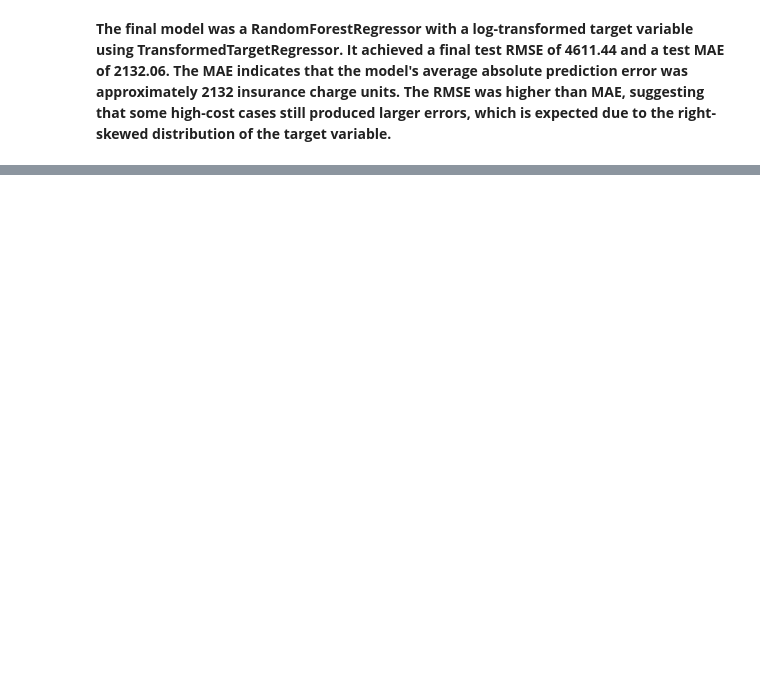
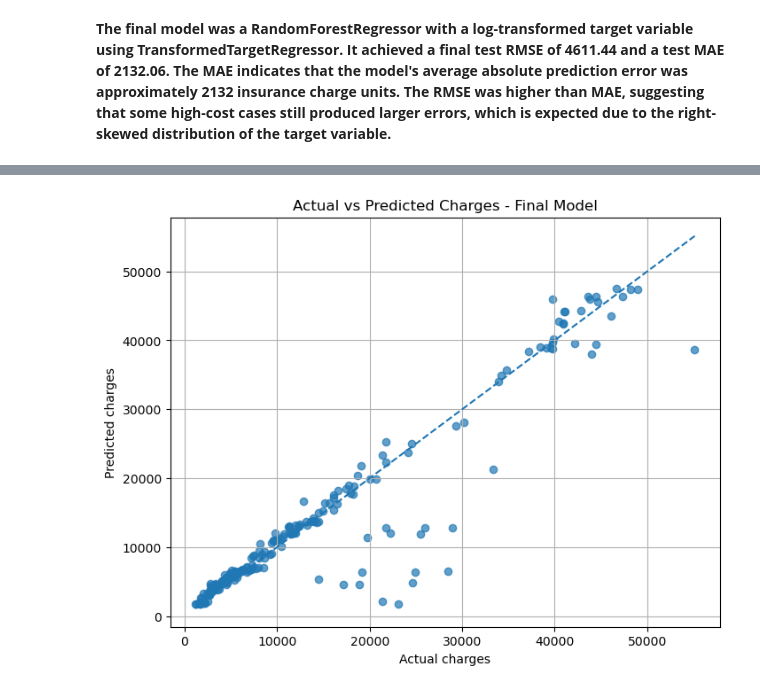
Before and after one commit to adamxszczepanski/SQL-and-ML-Projects, a Jupyter notebook: InsuranceChargesPrediction_ML/InsuranceChargePrediction_ML.ipynb, the cells around one changed output, grey strips where cells are left out. Drawn from its saved outputs; the diff is of its cells as text; code cells hidden in the pictures; blank space fills up the shorter version.

```diff
--- a/InsuranceChargesPrediction_ML/InsuranceChargePrediction_ML.ipynb
+++ b/InsuranceChargesPrediction_ML/InsuranceChargePrediction_ML.ipynb
@@ -1300,0 +1389,20 @@ print(f"Model saved to: {model_path.resolve()}")
+# %%
+error_analysis_df = X_test.copy()
+
+error_analysis_df["actual_charges"] = y_test.to_numpy()
+error_analysis_df["predicted_charges"] = test_pred
+# %%
+error_analysis_df["error"] = (
+    error_analysis_df["actual_charges"] - error_analysis_df["predicted_charges"]
+)
+
+error_analysis_df["absolute_error"] = error_analysis_df["error"].abs()
+
+error_analysis_df["squared_error"] = error_analysis_df["error"] ** 2
+
+error_analysis_df["percentage_error"] = (
+    error_analysis_df["absolute_error"] / error_analysis_df["actual_charges"] * 100
+)
+
+# Display first rows
+display(error_analysis_df.head())
@@ -1300,0 +1441,32 @@ print(f"Model saved to: {model_path.resolve()}")
+# %%
+plt.figure(figsize=(8, 6))
+
+plt.scatter(
+    error_analysis_df["actual_charges"],
+    error_analysis_df["predicted_charges"],
+    alpha=0.7
+)
+
+min_value = min(
+    error_analysis_df["actual_charges"].min(),
+    error_analysis_df["predicted_charges"].min()
+)
+
+max_value = max(
+    error_analysis_df["actual_charges"].max(),
+    error_analysis_df["predicted_charges"].max()
+)
+
+plt.plot(
+    [min_value, max_value],
+    [min_value, max_value],
+    linestyle="--"
+)
+
+plt.xlabel("Actual charges")
+plt.ylabel("Predicted charges")
+plt.title("Actual vs Predicted Charges - Final Model")
+plt.grid(True)
+plt.show()
+# %% [output]
+[figure, added]
```
Also changed, not shown: parts of 25 cells of this notebook.
